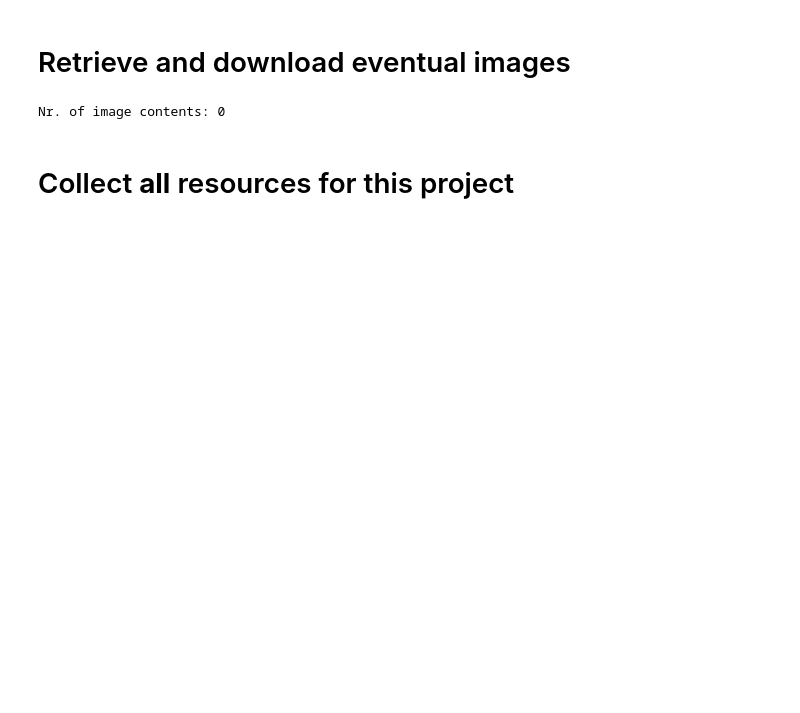
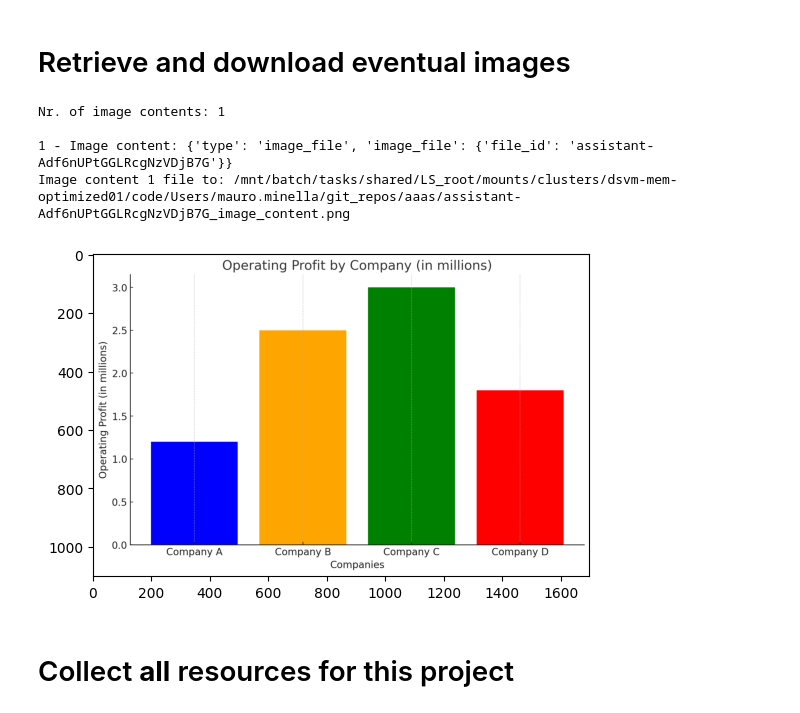
Before and after one commit to maurominella/aaas, a Jupyter notebook: FA01 - CodeInterpreterTool (Python Azure AI Foundry SDK).ipynb, the cells around one changed output. Saved outputs shown, nothing was run; the diff lists cells and outputs as text; code cells hidden in the pictures; blank space fills up the shorter version.

```diff
--- a/FA01 - CodeInterpreterTool (Python Azure AI Foundry SDK).ipynb
+++ b/FA01 - CodeInterpreterTool (Python Azure AI Foundry SDK).ipynb
@@ -221,18 +228,23 @@ File annotation 1 saved as file to: E:\Users\mauromi\source\git_repos\aaas\opera
 # %%
 print (f"Nr. of image contents: {len(messages.image_contents)}\n")
 
 i=0
 # Generate an image file for the bar chart
 for image_content in messages.image_contents:
     i += 1
     print(f"{i} - Image content: {image_content}")
     file_name = f"{image_content.image_file.file_id}_image_content.png"
     project_client.agents.save_file(file_id=image_content.image_file.file_id, file_name=file_name)
-    print(f"Image content {i} file to: {os.getcwd()}\\{file_name}")
-    image = Image.open(f"{os.getcwd()}\\{file_name}") # Open the image
-    image.show() # Display the image
+    print(f"Image content {i} file to: {os.getcwd()}/{file_name}")
+    image = mpimg.imread(f"{os.getcwd()}/{file_name}") # read the image
+    plt.imshow(image)
+    plt.show()
 # %% [output]
-Nr. of image contents: 0
+Nr. of image contents: 1
+
+1 - Image content: {'type': 'image_file', 'image_file': {'file_id': 'assistant-Adf6nUPtGGLRcgNzVDjB7G'}}
+Image content 1 file to: /mnt/batch/tasks/shared/LS_root/mounts/clusters/dsvm-mem-optimized01/code/Users/mauro.minella/git_repos/aaas/assistant-Adf6nUPtGGLRcgNzVDjB7G_image_content.png
+[figure, added]
 # %% [markdown]
 # Collect **all** resources for this project
 # %%
```
Also changed, not shown: parts of 15 cells of this notebook, 4 other files.
